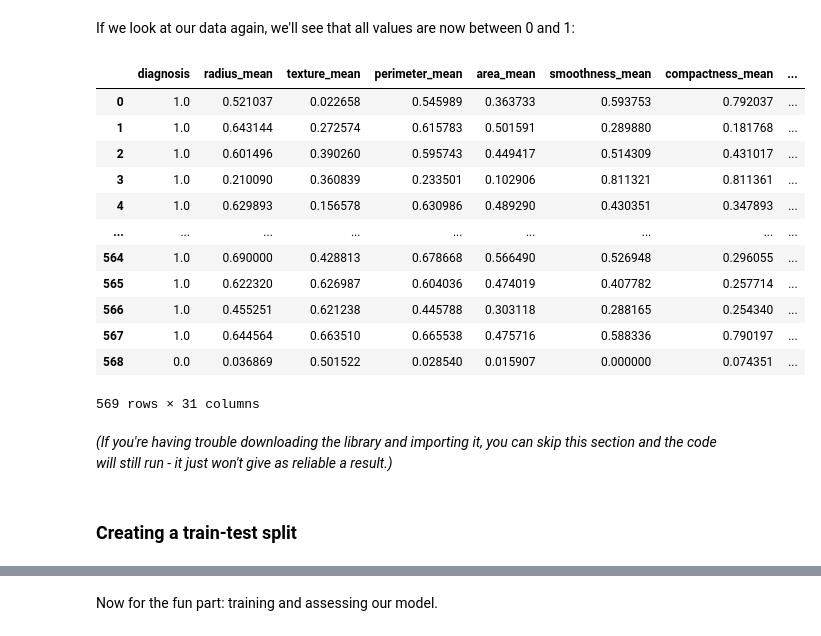
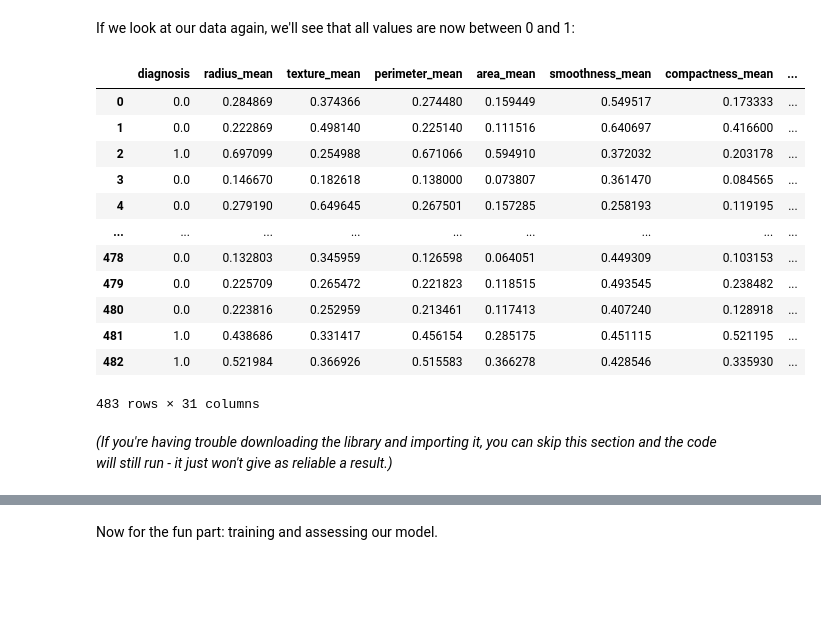
Before and after one commit to chris-lovejoy/CodingForMedicine, a Jupyter notebook: exercises/Breast_cancer_features.ipynb, the cells around one changed output, grey strips where cells are left out. Cells and saved outputs as stored; diff of their text form; code cells hidden in the pictures; blank space fills up the shorter version.

```diff
--- a/exercises/Breast_cancer_features.ipynb
+++ b/exercises/Breast_cancer_features.ipynb
@@ -205,22 +235,20 @@ df = pd.DataFrame(scaler.fit_transform(df), columns=df.columns)
 # %% [markdown]
 If we look at our data again, we'll see that all values are now between 0 and 1:
-# %%
-df
-# %% [output]
-|  | diagnosis | radius_mean | texture_mean | perimeter_mean | area_mean | smoothness_mean | compactness_mean | ... |
-| 0 | 1.0 | 0.521037 | 0.022658 | 0.545989 | 0.363733 | 0.593753 | 0.792037 | ... |
-| 1 | 1.0 | 0.643144 | 0.272574 | 0.615783 | 0.501591 | 0.289880 | 0.181768 | ... |
-| 2 | 1.0 | 0.601496 | 0.390260 | 0.595743 | 0.449417 | 0.514309 | 0.431017 | ... |
-| 3 | 1.0 | 0.210090 | 0.360839 | 0.233501 | 0.102906 | 0.811321 | 0.811361 | ... |
-| 4 | 1.0 | 0.629893 | 0.156578 | 0.630986 | 0.489290 | 0.430351 | 0.347893 | ... |
-| ... | ... | ... | ... | ... | ... | ... | ... | ... |
-| 564 | 1.0 | 0.690000 | 0.428813 | 0.678668 | 0.566490 | 0.526948 | 0.296055 | ... |
-| 565 | 1.0 | 0.622320 | 0.626987 | 0.604036 | 0.474019 | 0.407782 | 0.257714 | ... |
-| 566 | 1.0 | 0.455251 | 0.621238 | 0.445788 | 0.303118 | 0.288165 | 0.254340 | ... |
-| 567 | 1.0 | 0.644564 | 0.663510 | 0.665538 | 0.475716 | 0.588336 | 0.790197 | ... |
-| 568 | 0.0 | 0.036869 | 0.501522 | 0.028540 | 0.015907 | 0.000000 | 0.074351 | ... |
-569 rows × 31 columns
+# %%
+train
+# %% [output]
+|  | diagnosis | radius_mean | texture_mean | perimeter_mean | area_mean | smoothness_mean | compactness_mean | ... |
+| 0 | 0.0 | 0.284869 | 0.374366 | 0.274480 | 0.159449 | 0.549517 | 0.173333 | ... |
+| 1 | 0.0 | 0.222869 | 0.498140 | 0.225140 | 0.111516 | 0.640697 | 0.416600 | ... |
+| 2 | 1.0 | 0.697099 | 0.254988 | 0.671066 | 0.594910 | 0.372032 | 0.203178 | ... |
+| 3 | 0.0 | 0.146670 | 0.182618 | 0.138000 | 0.073807 | 0.361470 | 0.084565 | ... |
+| 4 | 0.0 | 0.279190 | 0.649645 | 0.267501 | 0.157285 | 0.258193 | 0.119195 | ... |
+| ... | ... | ... | ... | ... | ... | ... | ... | ... |
+| 478 | 0.0 | 0.132803 | 0.345959 | 0.126598 | 0.064051 | 0.449309 | 0.103153 | ... |
+| 479 | 0.0 | 0.225709 | 0.265472 | 0.221823 | 0.118515 | 0.493545 | 0.238482 | ... |
+| 480 | 0.0 | 0.223816 | 0.252959 | 0.213461 | 0.117413 | 0.407240 | 0.128918 | ... |
+| 481 | 1.0 | 0.438686 | 0.331417 | 0.456154 | 0.285175 | 0.451115 | 0.521195 | ... |
+| 482 | 1.0 | 0.521984 | 0.366926 | 0.515583 | 0.366278 | 0.428546 | 0.335930 | ... |
+483 rows × 31 columns
 # %% [markdown]
 *(If you're having trouble downloading the library and importing it, you can skip this section and the code will still run - it just won't give as reliable a result.)*
-# %% [markdown]
-### Creating a train-test split
```
Also changed, not shown: parts of 27 cells of this notebook.
